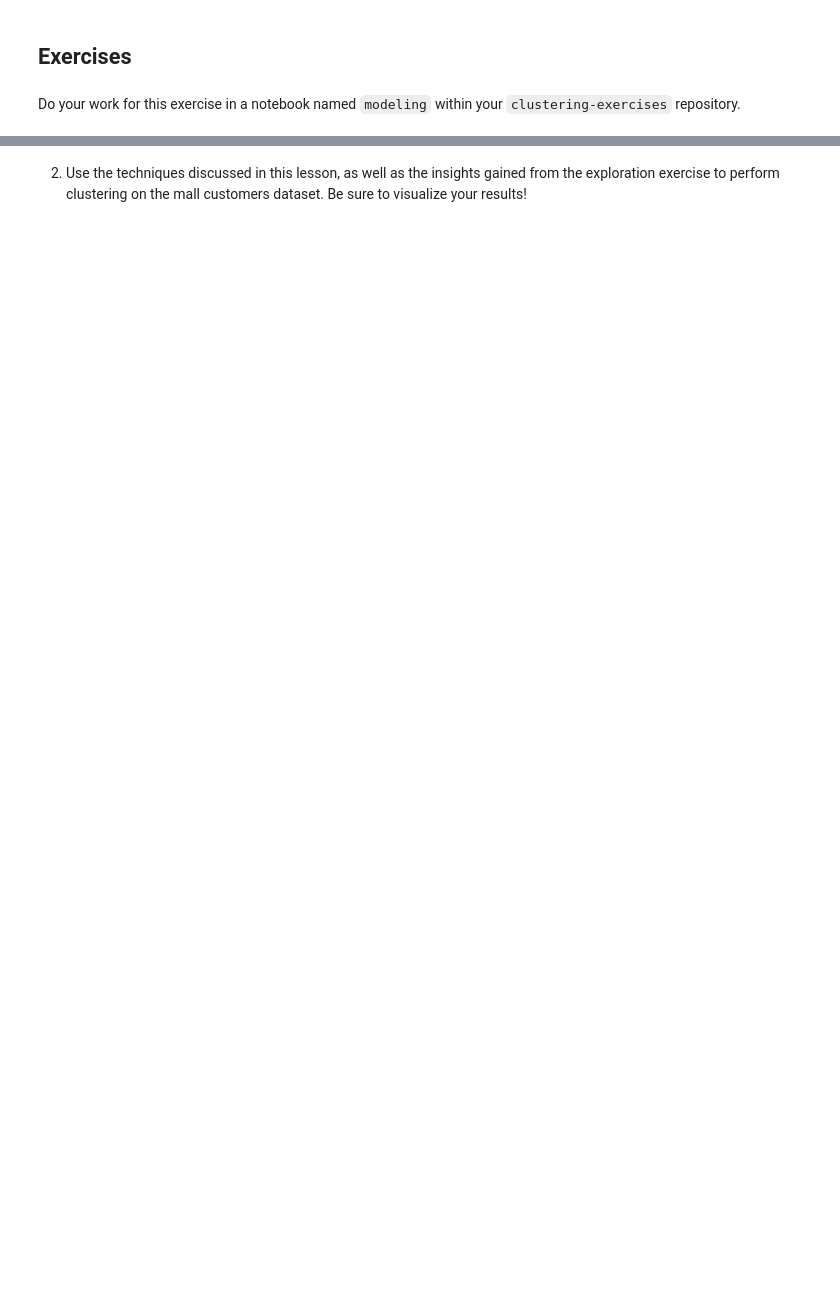
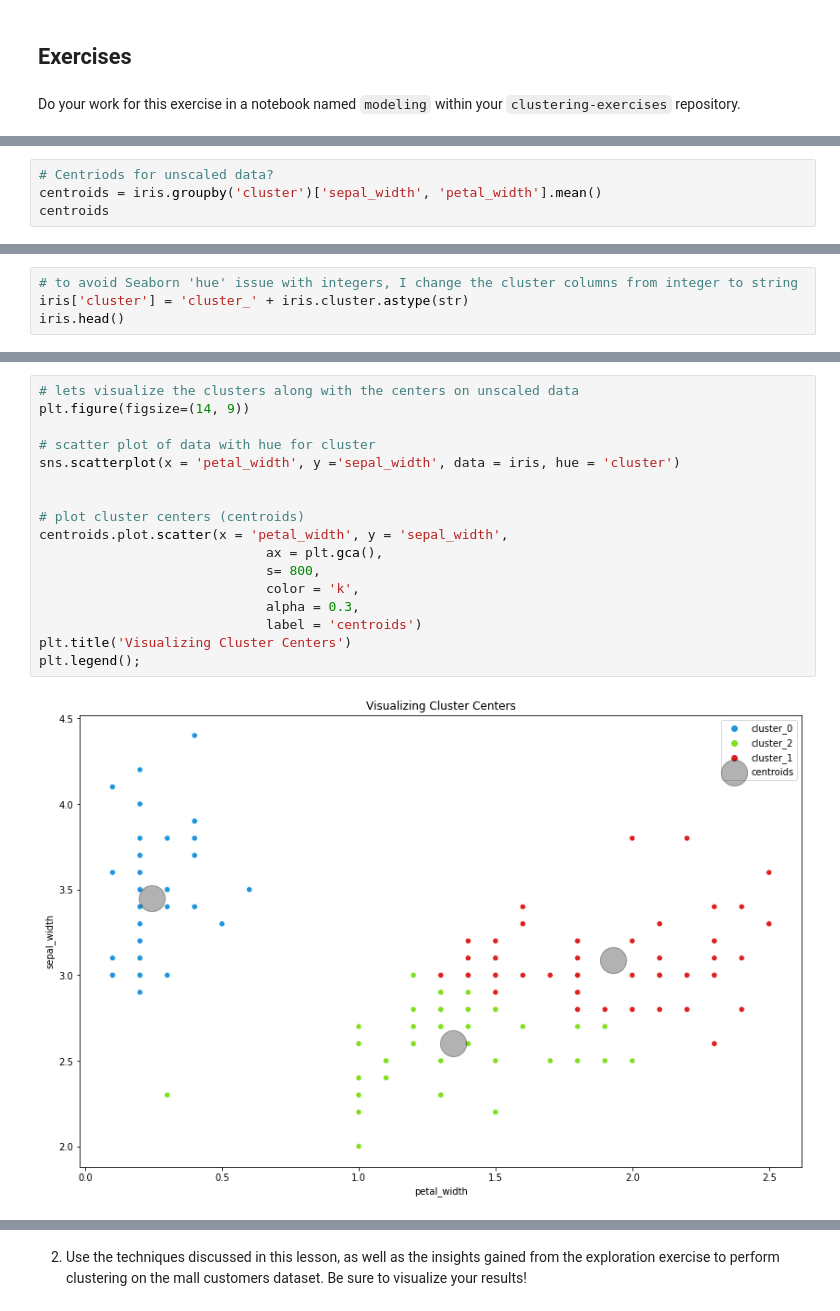
Before and after one commit to Jared-Godar/clustering-exercises, a Jupyter notebook: modeling.ipynb, the cells around one changed output, grey strips where cells are left out. Cells and saved outputs as stored; diff of their text form; blank space fills up the shorter version.

```diff
--- a/modeling.ipynb
+++ b/modeling.ipynb
@@ -18,0 +182,4 @@ Using this lesson as a guide, perform clustering on the iris dataset.
+# %%
+# Centriods for unscaled data?
+centroids = iris.groupby('cluster')['sepal_width', 'petal_width'].mean()
+centroids
@@ -18,0 +243,4 @@ Using this lesson as a guide, perform clustering on the iris dataset.
+# %%
+# to avoid Seaborn 'hue' issue with integers, I change the cluster columns from integer to string
+iris['cluster'] = 'cluster_' + iris.cluster.astype(str)
+iris.head()
@@ -18,0 +255,19 @@ Using this lesson as a guide, perform clustering on the iris dataset.
+# %%
+# lets visualize the clusters along with the centers on unscaled data
+plt.figure(figsize=(14, 9))
+
+# scatter plot of data with hue for cluster
+sns.scatterplot(x = 'petal_width', y ='sepal_width', data = iris, hue = 'cluster')
+
+
+# plot cluster centers (centroids)
+centroids.plot.scatter(x = 'petal_width', y = 'sepal_width',
+                             ax = plt.gca(),
+                             s= 800,
+                             color = 'k',
+                             alpha = 0.3,
+                             label = 'centroids')
+plt.title('Visualizing Cluster Centers')
+plt.legend();
+# %% [output]
+[figure, added]
```
Also changed, not shown: parts of 56 cells of this notebook.
